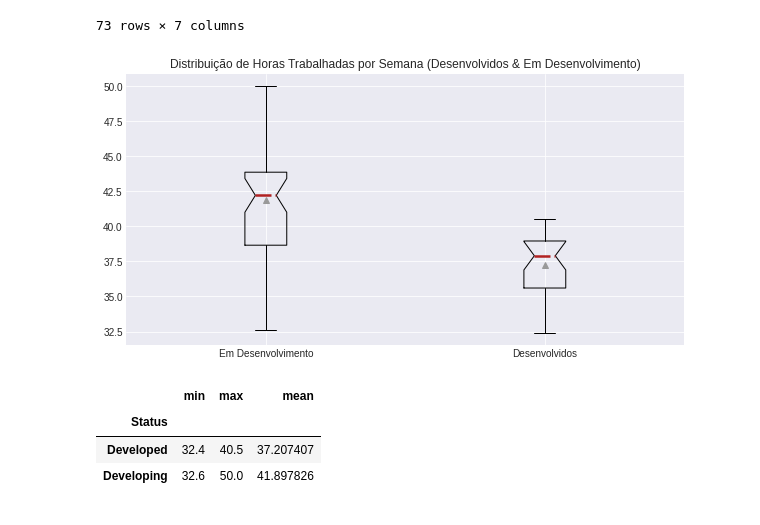
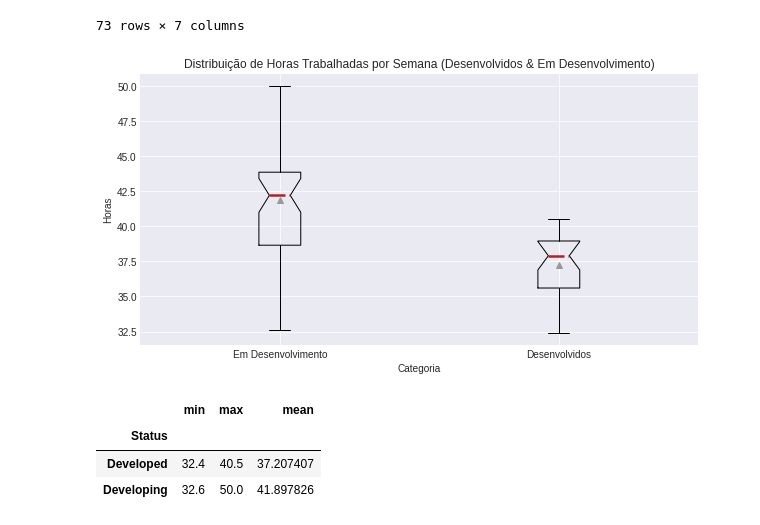
Before and after one commit to unbrae/DataScience, a Jupyter notebook: eda.ipynb, the cells around one changed output. Saved outputs shown, nothing was run; the diff lists cells and outputs as text; code cells hidden in the pictures.

```diff
--- a/eda.ipynb
+++ b/eda.ipynb
@@ -207,33 +207,35 @@ countryStatus
 | 72 | Ukraine | Developing | 195.0 | 2124.662666 | 4515429.0 | 15.3 | 39.0 |
 73 rows × 7 columns
 # %%
-#
 
 plt.figure(figsize=(10,5))
 mpl.style.use(['seaborn-darkgrid'])
 
 plt.boxplot(countryStatus[countryStatus.Status == 'Developing'].Hours,positions=[1],
             medianprops=dict(linestyle='-.', linewidth=2.5, color='firebrick'),
             showmeans=True,
             notch=True,
-            showfliers=False,)
+            showfliers=True)
 
 plt.boxplot(countryStatus[countryStatus.Status == 'Developed'].Hours,positions=[2],
             medianprops=dict(linestyle='-.', linewidth=2.5, color='firebrick'),
             showmeans=True,
             notch=True,
-            showfliers=False
+            showfliers=True
             )
 
 plt.title('Distribuição de Horas Trabalhadas por Semana (Desenvolvidos & Em Desenvolvimento)')
 plt.xticks(ticks=[1,2],labels=['Em Desenvolvimento','Desenvolvidos'])
+plt.xlabel('Categoria')
+plt.ylabel('Horas')
+plt.grid(True)
 
 plt.show()
 
 desc = (countryStatus.groupby('Status').Hours).agg(['min','max','mean'])
 display(desc)
 # %% [output]
-[figure, old version]
+[figure, new version]
 |  | min | max | mean |
 | Status |  |  |  |
 | Developed | 32.4 | 40.5 | 37.207407 |
```
